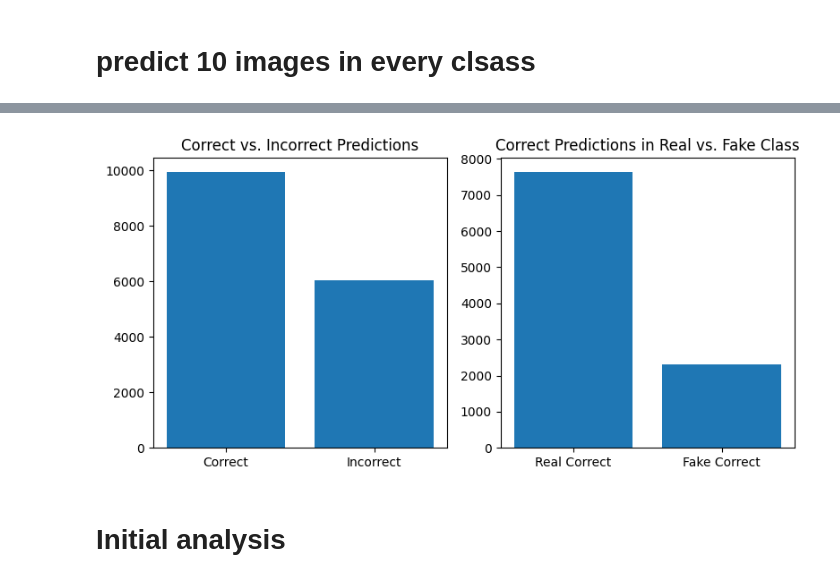
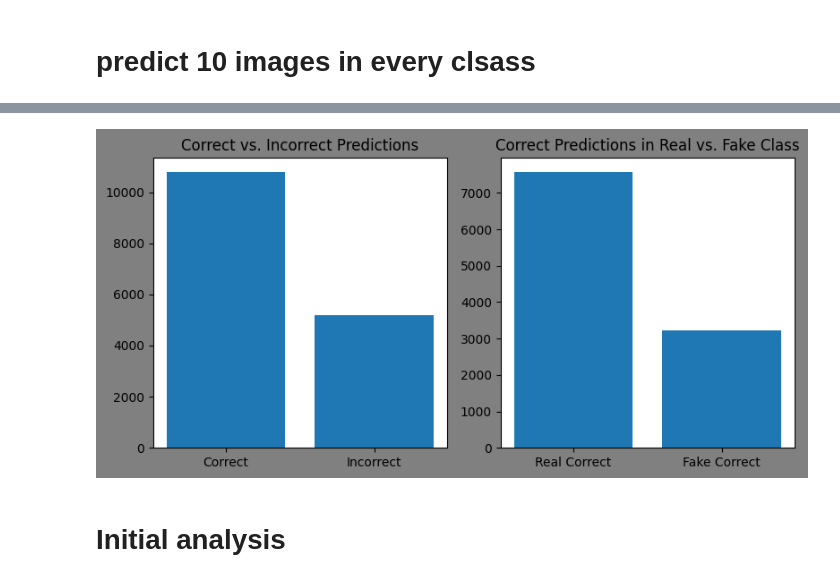
Before and after one commit to RoiLe/AI-picture-recognition, a Jupyter notebook: Research-proposal-DS-class.ipynb, the cells around one changed output, grey strips where cells are left out. Drawn from its saved outputs; the diff is of its cells as text; code cells hidden in the pictures.

```diff
--- a/Research-proposal-DS-class.ipynb
+++ b/Research-proposal-DS-class.ipynb
@@ -583,13 +583,13 @@ import numpy as np
 
 # Define input and output directories
 input_dir = "cifake-real-and-ai-generated-synthetic-images"
-output_dir = "freq-real-fake-images-2"
+output_dir = "freq-real-fake-images"
 
 # Create the output directory if it doesn't exist
 os.makedirs(output_dir, exist_ok=True)
 
-# List of image categories (e.g., "Real" and "Fake")
-categories = ["test", "train"]
+
+categories = ["test", "train", "val"]
 
 # Loop through each category
 for category in categories:
@@ -736,0 +709,2 @@ training_set.class_indices
+# %%
+freq_model = tf.keras.models.load_model('freq_FAKE_REAL_IMG_cnn_model_V1.h5')
@@ -736,0 +770,13 @@ training_set.class_indices
+# %%
+from keras.preprocessing.image import load_img, img_to_array
+from keras.applications.inception_v3 import preprocess_input
+from collections import Counter
+
+
+# Define a function to make predictions on an image
+def predict_image(image_path):
+    test_image = tf.keras.utils.load_img(image_path, target_size = (64, 64))
+    test_image = tf.keras.utils.img_to_array(test_image)
+    test_image = np.expand_dims(test_image, axis = 0)
+    result = freq_model.predict(test_image, verbose=0)
+    return result
@@ -812,5 +930,5 @@ cnn.save('FAKE_REAL_IMG_cnn_model_V3.h5')
 # %%
-model = tf.keras.models.load_model('FAKE_REAL_IMG_cnn_model_V3.h5')
+model = tf.keras.models.load_model('FAKE_REAL_IMG_cnn_model_V4.h5')
 # %%
 model.summary()
 # %% [output]
@@ -984,28 +1136,28 @@ incorrect_fake_predictions:  5691
 # %%
 
 # Create histograms
 prediction_labels = ["Correct", "Incorrect"]
 prediction_counts = [correct_predictions, incorrect_predictions]
 
 real_vs_fake_labels = ["Real Correct", "Fake Correct"]
 real_vs_fake_counts = [correct_real_predictions, correct_fake_predictions]
 
 # Plot the first histogram (correct vs. incorrect predictions)
-plt.figure(figsize=(8, 4))
+plt.figure(figsize=(8, 4),facecolor="gray")
 plt.subplot(1, 2, 1)
 plt.bar(prediction_labels, prediction_counts)
 plt.title("Correct vs. Incorrect Predictions")
 
 # Plot the second histogram (correct predictions in real vs. fake class)
 plt.subplot(1, 2, 2)
 plt.bar(real_vs_fake_labels, real_vs_fake_counts)
 plt.title("Correct Predictions in Real vs. Fake Class")
 
 # Show the histograms
 plt.tight_layout()
 plt.show()
 # %% [output]
-[figure, old version]
+[figure, new version]
 # %% [markdown]
 <h1>Initial analysis</h1>
 # %% [markdown]
```
Also changed, not shown: parts of 22 cells of this notebook, 3 other files.
